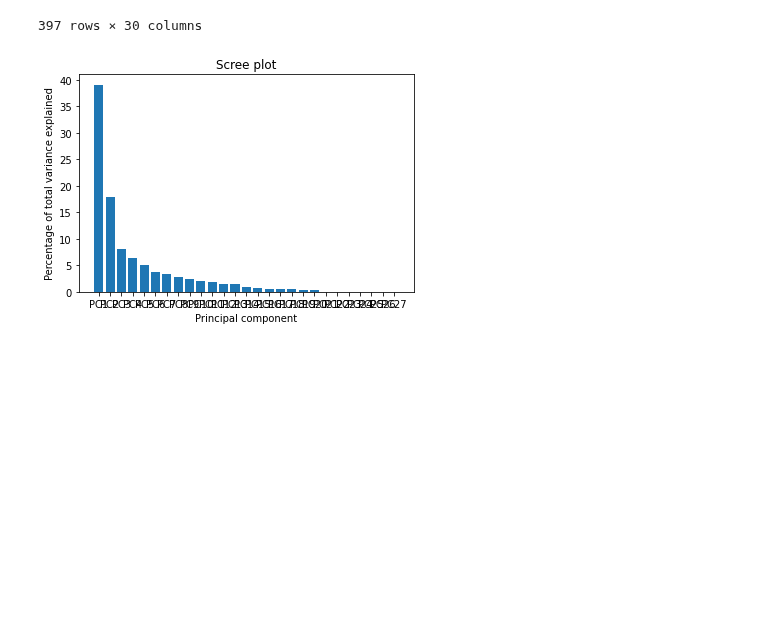
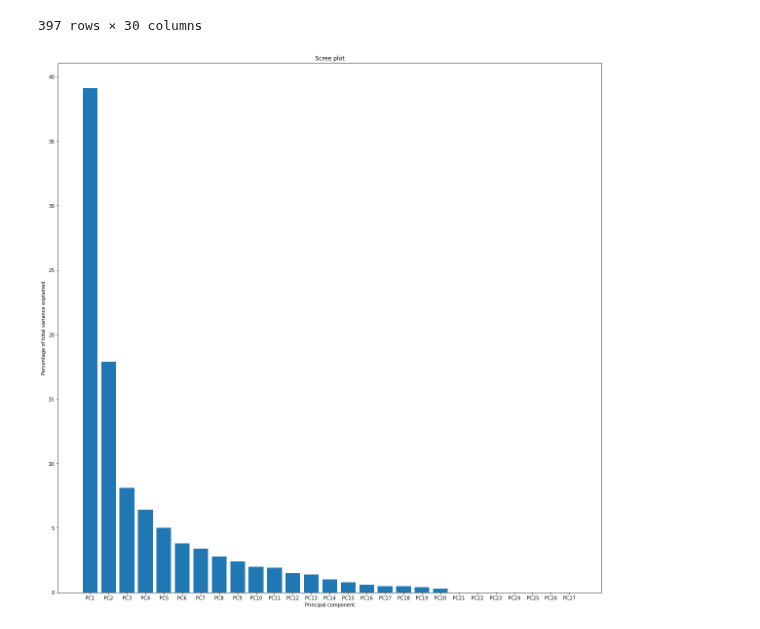
Before and after one commit to CSA100/nba-dsai, a Jupyter notebook: PCA.ipynb, the cells around one changed output. Cells and saved outputs as stored; diff of their text form; code cells hidden in the pictures; blank space fills up the shorter version.

```diff
--- a/PCA.ipynb
+++ b/PCA.ipynb
@@ -35,25 +42,26 @@ df
 # %%
 # drop non-numeric and unwanted coloumns
 df.drop(["Unnamed: 0", "PLAYER", "TEAM"], axis=1, inplace=True)
 
 # shift data mean to origin and scale variance in each feature to 1
 scaledDf = preprocessing.scale(df)
 
 # perform pca
 pca = PCA()
 pca.fit(scaledDf)
 pcaData = pca.transform(scaledDf)
 
 # find percentage of variance accounted for by principal componenets
 varPercent = np.round(pca.explained_variance_ratio_ * 100, decimals=1)
 
 # create scree plot
 labels = ['PC' + str(i) for i in range(1, len(varPercent) + 1)]
 
+plt.figure(figsize = (20,20))
 plt.bar(x=labels, height=varPercent)
 plt.ylabel('Percentage of total variance explained')
 plt.xlabel('Principal component')
 plt.title("Scree plot")
 plt.show()
 # %% [output]
-[figure, old version]
+[figure, new version]
```
Also changed, not shown: parts of 4 cells of this notebook.
